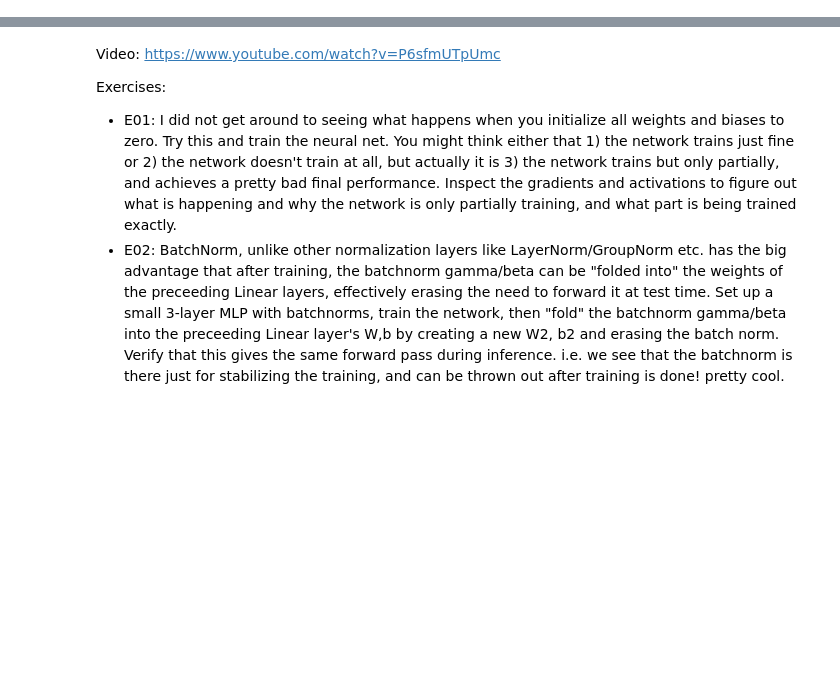
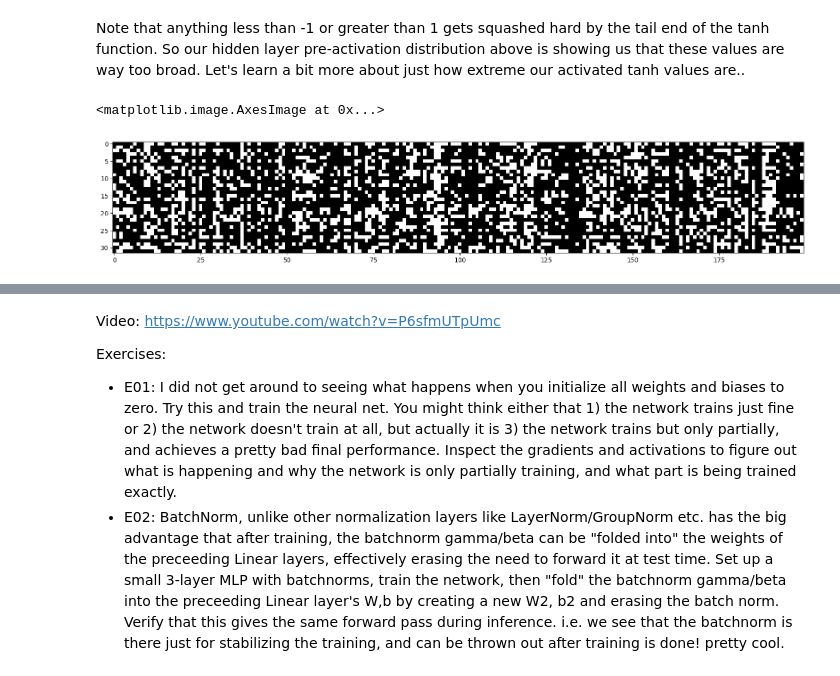
Before and after one commit to osamja/zero-to-hero, a Jupyter notebook: lecture_4_activation_gradients.ipynb, the cells around one changed output, grey strips where cells are left out. Saved outputs shown, nothing was run; the diff lists cells and outputs as text; code cells hidden in the pictures; blank space fills up the shorter version.

```diff
--- a/lecture_4_activation_gradients.ipynb
+++ b/lecture_4_activation_gradients.ipynb
@@ -2,0 +164,8 @@ sammy = ''
+# %% [markdown]
+Note that anything less than -1 or greater than 1 gets squashed hard by the tail end of the tanh function.  So our hidden layer pre-activation distribution above is showing us that these values are way too broad.  Let's learn a bit more about just how extreme our activated tanh values are..
+# %%
+plt.figure(figsize=(20, 10))
+plt.imshow(h.abs() > 0.99, interpolation='nearest', cmap='gray')
+# %% [output]
+<matplotlib.image.AxesImage at 0x...>
+[figure, added]
```
Also changed, not shown: parts of 32 cells of this notebook, 3 other files.
